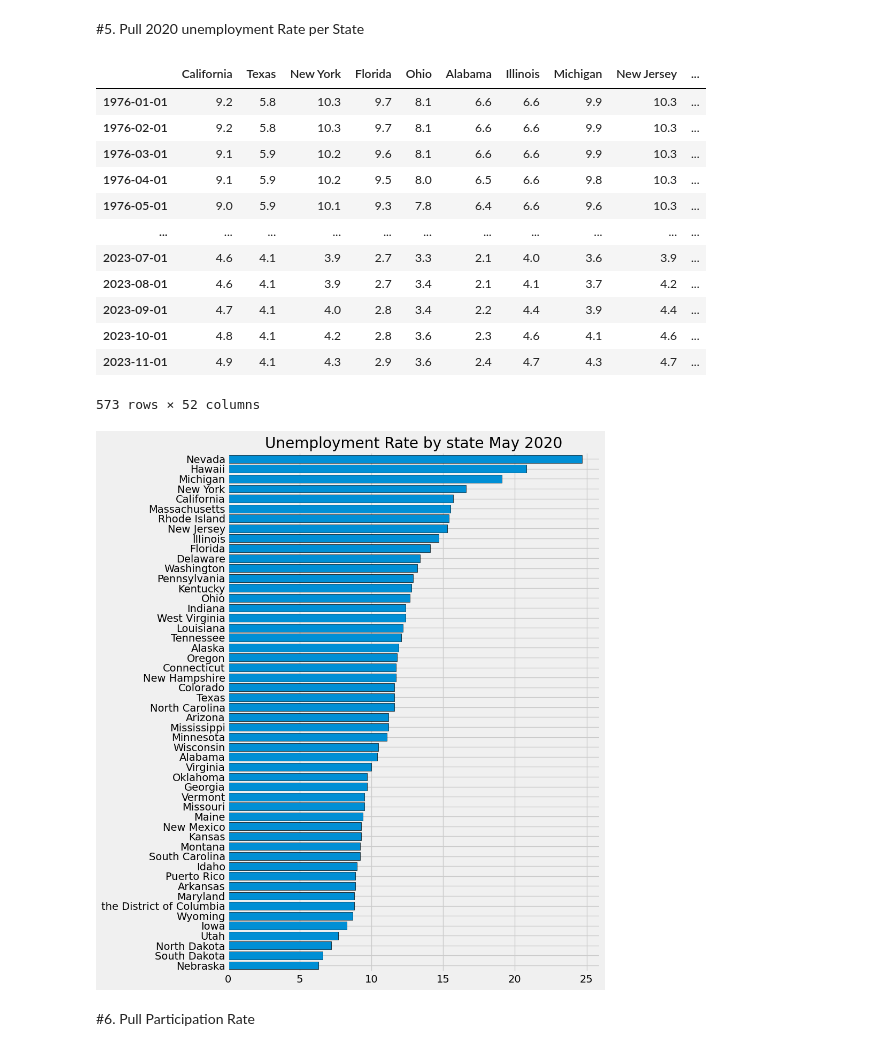
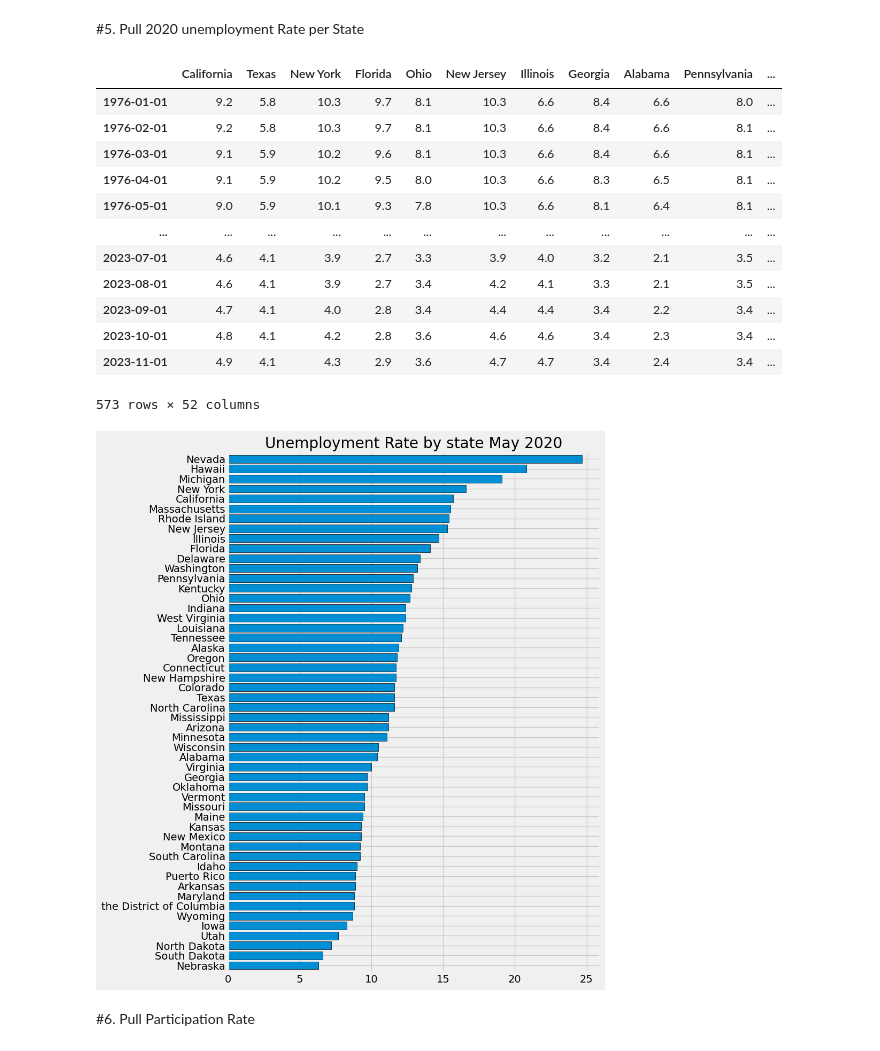
Before and after one commit to AurovindSri/Projects, a Jupyter notebook: Exploratory Data Analysis/Economic_Data_Analysis.ipynb, the cells around one changed output. Saved outputs shown, nothing was run; the diff lists cells and outputs as text; code cells hidden in the pictures.

```diff
--- a/Exploratory Data Analysis/Economic_Data_Analysis.ipynb
+++ b/Exploratory Data Analysis/Economic_Data_Analysis.ipynb
@@ -84,7 +86,7 @@ for myid in unemp_df.index:
   results = results.to_frame(name=myid)
   all_results.append(results)
 # %%
-uemp_states = pd.concat(all_results, axis=1).drop(['CMWRUR', 'CSOUUR', 'CWSTUR', 'CNEWUR', 'CNERUR', 'USAURAMS'], axis=1 )
+uemp_states = pd.concat(all_results, axis=1).drop(['CMWRUR', 'CSOUUR', 'CWSTUR', 'CNEWUR', 'CNERUR'], axis=1 )
 uemp_states = uemp_states.dropna()
 id_to_state = unemp_df['title'].str.replace('Unemployment Rate in ', '').to_dict()
 uemp_states.columns = [id_to_state[c] for c in uemp_states.columns]
@@ -98,24 +100,26 @@ px.line(uemp_states)
 # %%
 uemp_states
 # %% [output]
-|  | California | Texas | New York | Florida | Ohio | Alabama | Illinois | Michigan | New Jersey | ... |
-| 1976-01-01 | 9.2 | 5.8 | 10.3 | 9.7 | 8.1 | 6.6 | 6.6 | 9.9 | 10.3 | ... |
-| 1976-02-01 | 9.2 | 5.8 | 10.3 | 9.7 | 8.1 | 6.6 | 6.6 | 9.9 | 10.3 | ... |
-| 1976-03-01 | 9.1 | 5.9 | 10.2 | 9.6 | 8.1 | 6.6 | 6.6 | 9.9 | 10.3 | ... |
-| 1976-04-01 | 9.1 | 5.9 | 10.2 | 9.5 | 8.0 | 6.5 | 6.6 | 9.8 | 10.3 | ... |
-| 1976-05-01 | 9.0 | 5.9 | 10.1 | 9.3 | 7.8 | 6.4 | 6.6 | 9.6 | 10.3 | ... |
-| ... | ... | ... | ... | ... | ... | ... | ... | ... | ... | ... |
-| 2023-07-01 | 4.6 | 4.1 | 3.9 | 2.7 | 3.3 | 2.1 | 4.0 | 3.6 | 3.9 | ... |
-| 2023-08-01 | 4.6 | 4.1 | 3.9 | 2.7 | 3.4 | 2.1 | 4.1 | 3.7 | 4.2 | ... |
-| 2023-09-01 | 4.7 | 4.1 | 4.0 | 2.8 | 3.4 | 2.2 | 4.4 | 3.9 | 4.4 | ... |
-| 2023-10-01 | 4.8 | 4.1 | 4.2 | 2.8 | 3.6 | 2.3 | 4.6 | 4.1 | 4.6 | ... |
-| 2023-11-01 | 4.9 | 4.1 | 4.3 | 2.9 | 3.6 | 2.4 | 4.7 | 4.3 | 4.7 | ... |
+|  | California | Texas | New York | Florida | Ohio | New Jersey | Illinois | Georgia | Alabama | Pennsylvania | ... |
+| 1976-01-01 | 9.2 | 5.8 | 10.3 | 9.7 | 8.1 | 10.3 | 6.6 | 8.4 | 6.6 | 8.0 | ... |
+| 1976-02-01 | 9.2 | 5.8 | 10.3 | 9.7 | 8.1 | 10.3 | 6.6 | 8.4 | 6.6 | 8.1 | ... |
+| 1976-03-01 | 9.1 | 5.9 | 10.2 | 9.6 | 8.1 | 10.3 | 6.6 | 8.4 | 6.6 | 8.1 | ... |
+| 1976-04-01 | 9.1 | 5.9 | 10.2 | 9.5 | 8.0 | 10.3 | 6.6 | 8.3 | 6.5 | 8.1 | ... |
+| 1976-05-01 | 9.0 | 5.9 | 10.1 | 9.3 | 7.8 | 10.3 | 6.6 | 8.1 | 6.4 | 8.1 | ... |
+| ... | ... | ... | ... | ... | ... | ... | ... | ... | ... | ... | ... |
+| 2023-07-01 | 4.6 | 4.1 | 3.9 | 2.7 | 3.3 | 3.9 | 4.0 | 3.2 | 2.1 | 3.5 | ... |
+| 2023-08-01 | 4.6 | 4.1 | 3.9 | 2.7 | 3.4 | 4.2 | 4.1 | 3.3 | 2.1 | 3.5 | ... |
+| 2023-09-01 | 4.7 | 4.1 | 4.0 | 2.8 | 3.4 | 4.4 | 4.4 | 3.4 | 2.2 | 3.4 | ... |
+| 2023-10-01 | 4.8 | 4.1 | 4.2 | 2.8 | 3.6 | 4.6 | 4.6 | 3.4 | 2.3 | 3.4 | ... |
+| 2023-11-01 | 4.9 | 4.1 | 4.3 | 2.9 | 3.6 | 4.7 | 4.7 | 3.4 | 2.4 | 3.4 | ... |
 573 rows × 52 columns
 # %%
-ax = uemp_states.loc[uemp_states.index == '2020-05-01'].T.sort_values('2020-05-01').plot(kind='barh', figsize=(8, 12), width=0.8, edgecolor = 'black', title='Unemployment Rate by state May 2020')
+ax = uemp_states.loc[uemp_states.index == '2020-05-01'].T \
+.sort_values('2020-05-01') \
+.plot(kind='barh', figsize=(8, 12), width=0.8, edgecolor = 'black', title='Unemployment Rate by state May 2020')
 ax.legend().remove()
 # %% [output]
-[figure, old version]
+[figure, new version]
 # %% [markdown]
 #6. Pull Participation Rate
 # %%
```
Also changed, not shown: parts of 6 cells of this notebook.
